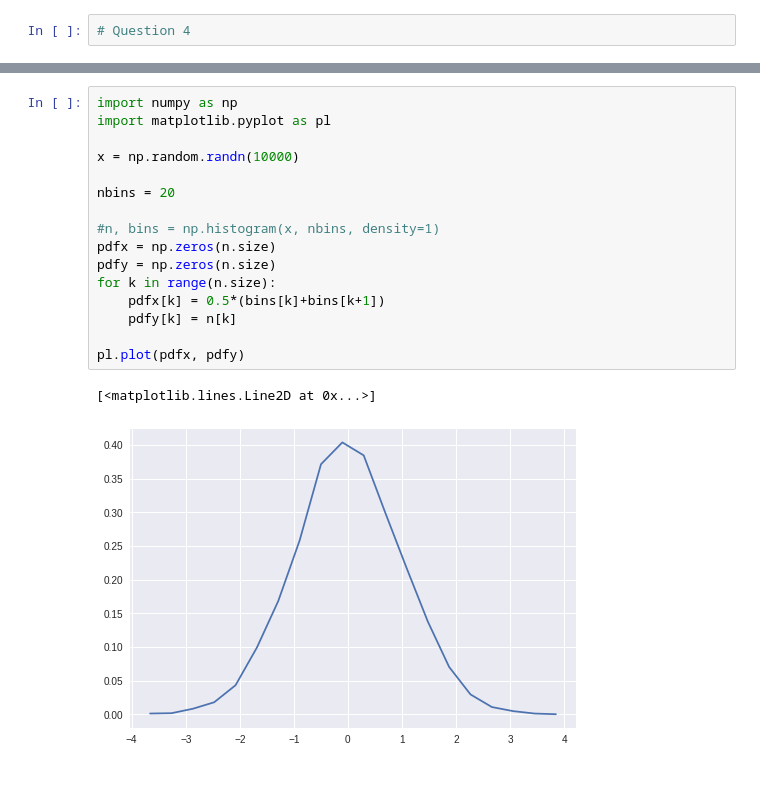
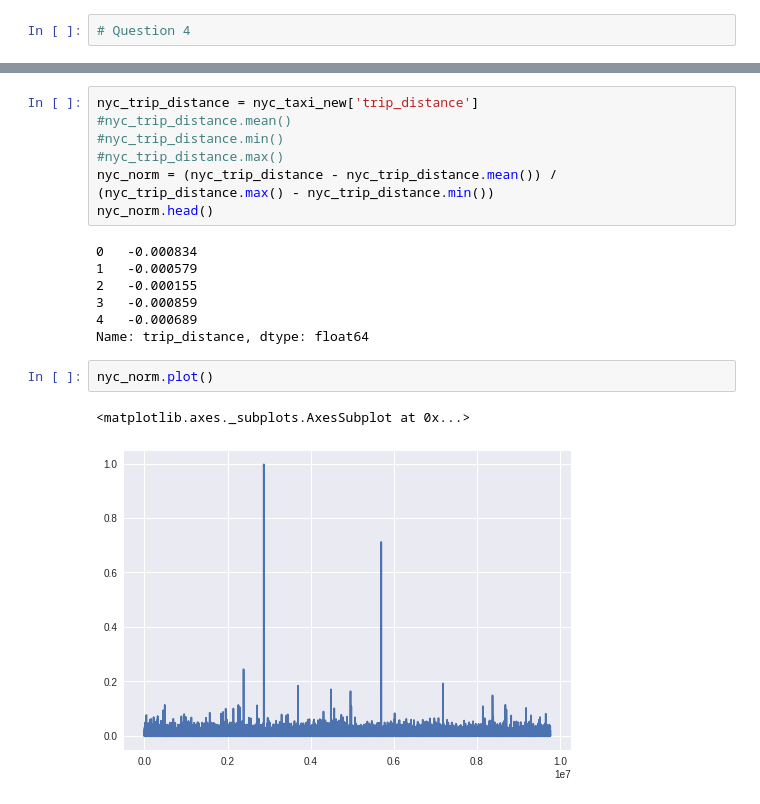
Before and after one commit to pelingundogdu/DSF-assignments, a Jupyter notebook: answers.ipynb, the cells around one changed output, grey strips where cells are left out. Drawn from its saved outputs; the diff is of its cells as text.

```diff
--- a/answers.ipynb
+++ b/answers.ipynb
@@ -146,19 +133,19 @@ plt.yticks(range(1, 20))
-# %%
-import numpy as np
-import matplotlib.pyplot as pl
-
-x = np.random.randn(10000)
-
-nbins = 20
-
-#n, bins = np.histogram(x, nbins, density=1)
-pdfx = np.zeros(n.size)
-pdfy = np.zeros(n.size)
-for k in range(n.size):
-    pdfx[k] = 0.5*(bins[k]+bins[k+1])
-    pdfy[k] = n[k]
-
-pl.plot(pdfx, pdfy)
-# %% [output]
-[<matplotlib.lines.Line2D at 0x...>]
-[figure, removed]
+# %%
+nyc_trip_distance = nyc_taxi_new['trip_distance']
+#nyc_trip_distance.mean()
+#nyc_trip_distance.min()
+#nyc_trip_distance.max()
+nyc_norm = (nyc_trip_distance - nyc_trip_distance.mean()) / (nyc_trip_distance.max() - nyc_trip_distance.min())
+nyc_norm.head()
+# %% [output]
+0   -0.000834
+1   -0.000579
+2   -0.000155
+3   -0.000859
+4   -0.000689
+Name: trip_distance, dtype: float64
+# %%
+nyc_norm.plot()
+# %% [output]
+<matplotlib.axes._subplots.AxesSubplot at 0x...>
+[figure, added]
```
Also changed, not shown: parts of 5 cells of this notebook.
